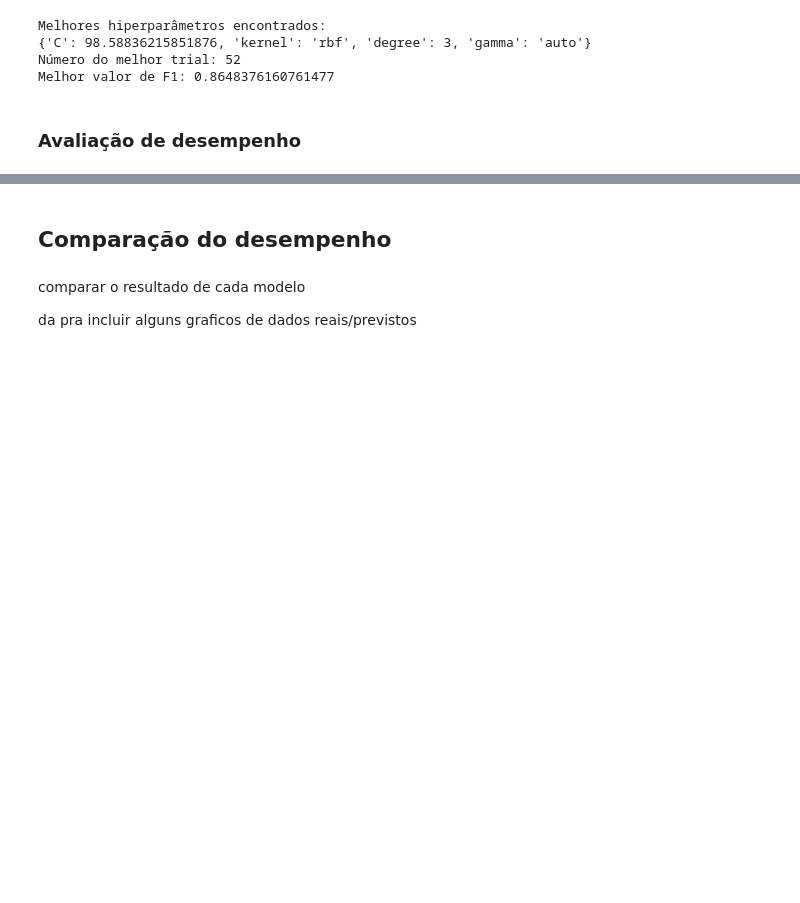
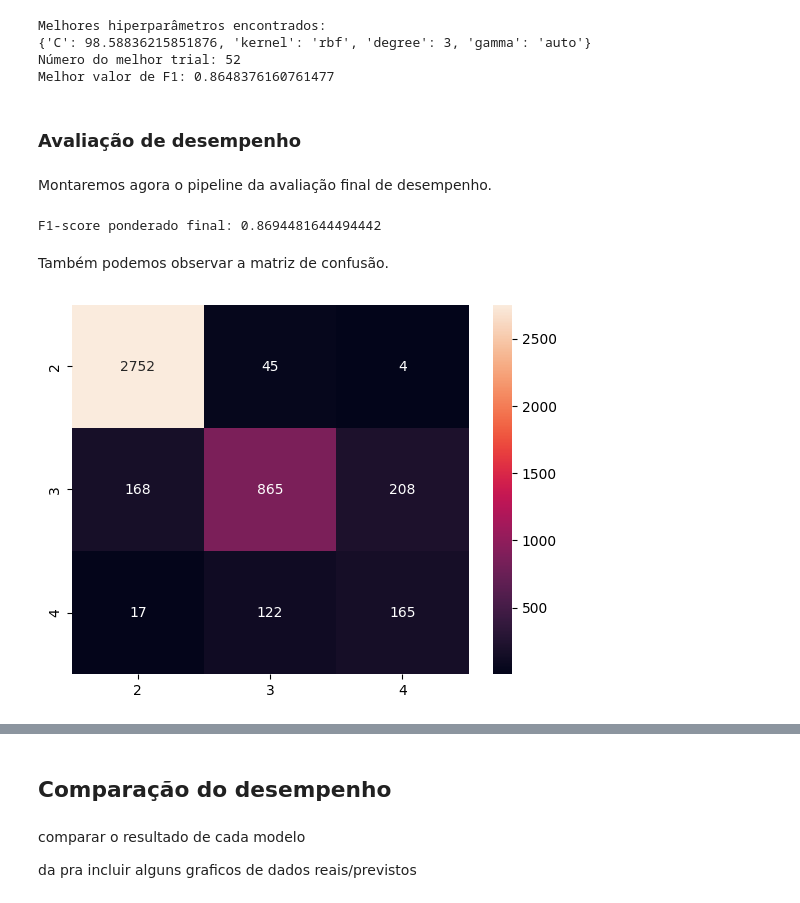
Before and after one commit to ComicDeath/Proton-Collision-Classifier, a Jupyter notebook: Proton-Collision-Classifier.ipynb, the cells around one changed output, grey strips where cells are left out. Drawn from its saved outputs; the diff is of its cells as text; code cells hidden in the pictures; blank space fills up the shorter version.

Commit message:
Título, introdução e finalização do SVM

```diff
--- a/Proton-Collision-Classifier.ipynb
+++ b/Proton-Collision-Classifier.ipynb
@@ -1004,3 +1004,31 @@ Número do melhor trial: 52
 Melhor valor de F1: 0.8648376160761477
 # %% [markdown]
 ### Avaliação de desempenho
+# %% [markdown]
+Montaremos agora o pipeline da avaliação final de desempenho.
+# %%
+modelo_svm_pipeline = make_pipeline(
+    StandardScaler(),
+    SVC(random_state=semente_aleatoria, **study_svm.best_trial.params, class_weight="balanced")
+)
+
+modelo_svm_pipeline.fit(X_treino, y_treino)
+
+y_pred = modelo_svm_pipeline.predict(X_teste)
+
+f1_svm_final = f1_score(y_teste, y_pred, average="weighted")
+print("F1-score ponderado final:", f1_svm_final)
+# %% [output]
+F1-score ponderado final: 0.8694481644494442
+# %% [markdown]
+Também podemos observar a matriz de confusão.
+# %%
+ordem_labels = df["nJets"].unique().tolist()
+
+
+matriz_conf = confusion_matrix(y_teste, y_pred, labels=ordem_labels)
+df_conf = pd.DataFrame(matriz_conf, ordem_labels, ordem_labels)
+
+sns.heatmap(df_conf, annot=True, fmt="d");
+# %% [output]
+[figure, added]
```
Also changed, not shown: parts of 7 cells of this notebook.
